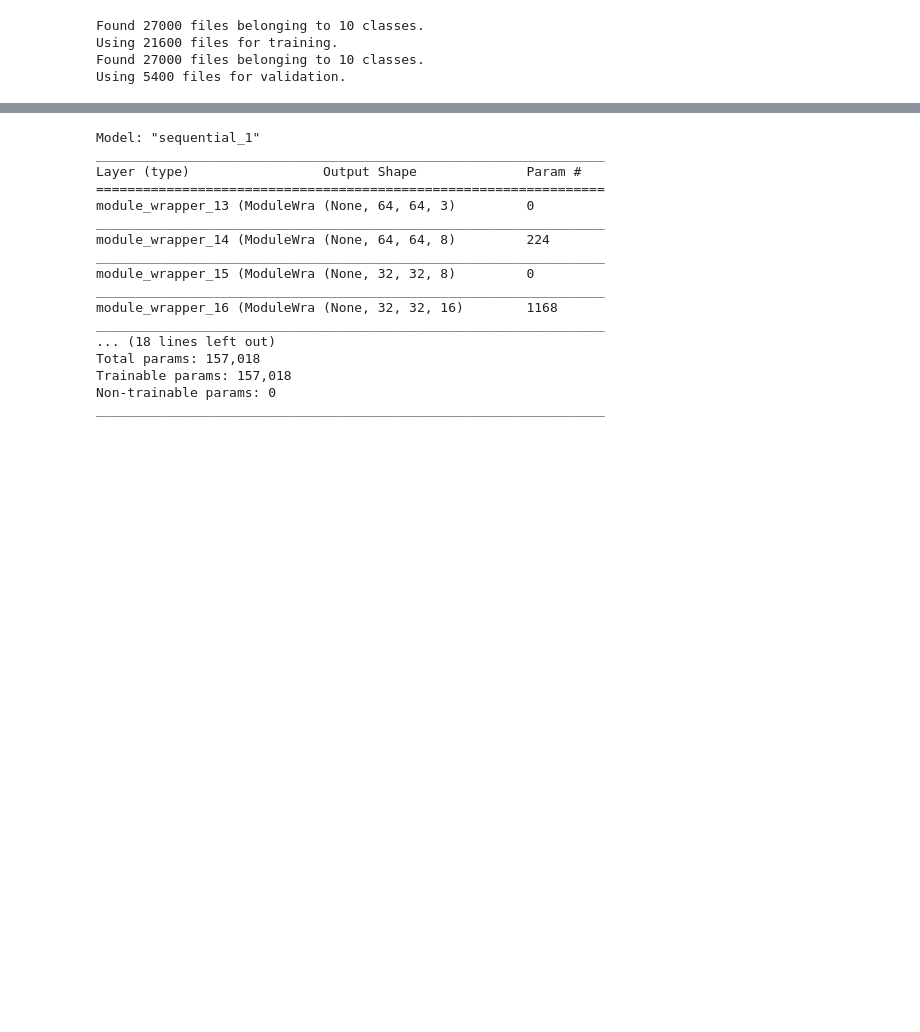
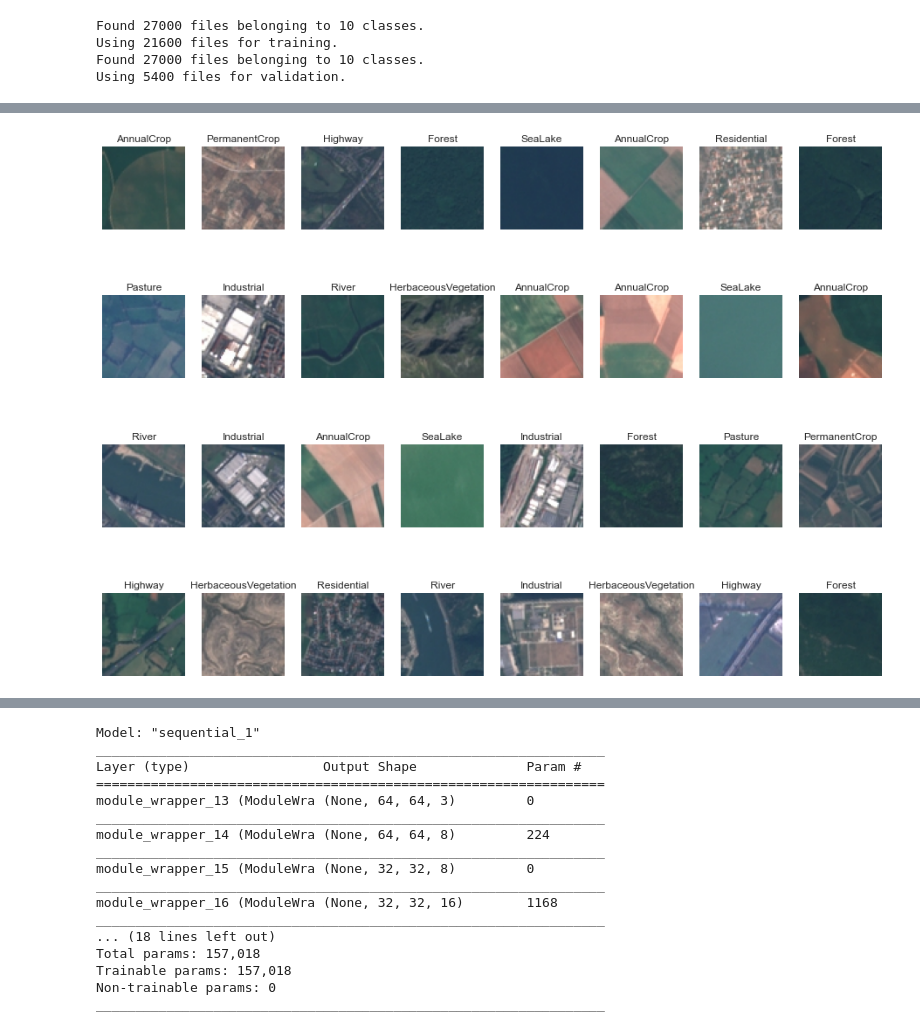
Before and after one commit to markusmaresch/image_classification, a Jupyter notebook: cnn_train.ipynb, the cells around one changed output, grey strips where cells are left out. Saved outputs shown, nothing was run; the diff lists cells and outputs as text; code cells hidden in the pictures; blank space fills up the shorter version.

```diff
--- a/cnn_train.ipynb
+++ b/cnn_train.ipynb
@@ -135,3 +121,20 @@ findfont: Generic family 'sans-serif' not found because none of the following fa
+# %%
+# visualize 10 images from dataset
+plt.figure(figsize=(16,12))
+
+max_x=4
+max_y=8
+for ii in range(max_x*max_y):
+    # retrieve ith image from current batch and show
+    ax = plt.subplot(max_x, max_y, ii + 1)
+    i = ii
+    image = image_batch[i].numpy().astype("uint8")
+    plt.imshow(image)
+    plt.title(class_names[label_batch[i]])
+    plt.axis("off")
+plt.show()
+# %% [output]
+[figure, added]
 # %%
 # ===============================================================================
 # cache and prefetch for computational efficiency
```
Also changed, not shown: parts of 14 cells of this notebook.
